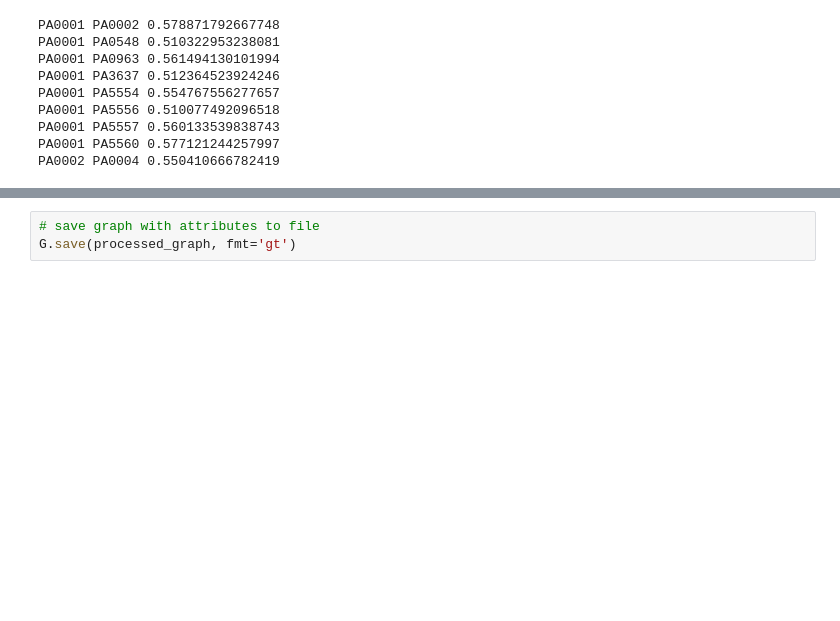
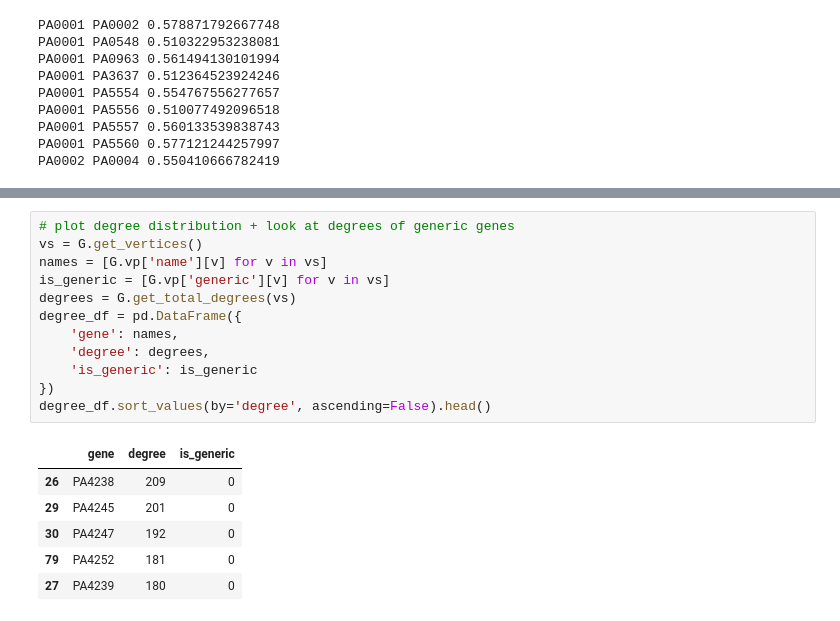
Before and after one commit to greenelab/generic-expression-patterns, a Jupyter notebook: network_analysis/preprocess_network_data.ipynb, the cells around one changed output, grey strips where cells are left out. Drawn from its saved outputs; the diff is of its cells as text; blank space fills up the shorter version.

```diff
--- a/network_analysis/preprocess_network_data.ipynb
+++ b/network_analysis/preprocess_network_data.ipynb
@@ -97,3 +101,19 @@ gt.graph_draw(G, vertex_fill_color=plot_color)
-# %%
-# save graph with attributes to file
-G.save(processed_graph, fmt='gt')
+# %%
+# plot degree distribution + look at degrees of generic genes
+vs = G.get_vertices()
+names = [G.vp['name'][v] for v in vs]
+is_generic = [G.vp['generic'][v] for v in vs]
+degrees = G.get_total_degrees(vs)
+degree_df = pd.DataFrame({
+    'gene': names,
+    'degree': degrees,
+    'is_generic': is_generic
+})
+degree_df.sort_values(by='degree', ascending=False).head()
+# %% [output]
+|  | gene | degree | is_generic |
+| 26 | PA4238 | 209 | 0 |
+| 29 | PA4245 | 201 | 0 |
+| 30 | PA4247 | 192 | 0 |
+| 79 | PA4252 | 181 | 0 |
+| 27 | PA4239 | 180 | 0 |
```
Also changed, not shown: parts of 4 cells of this notebook.
